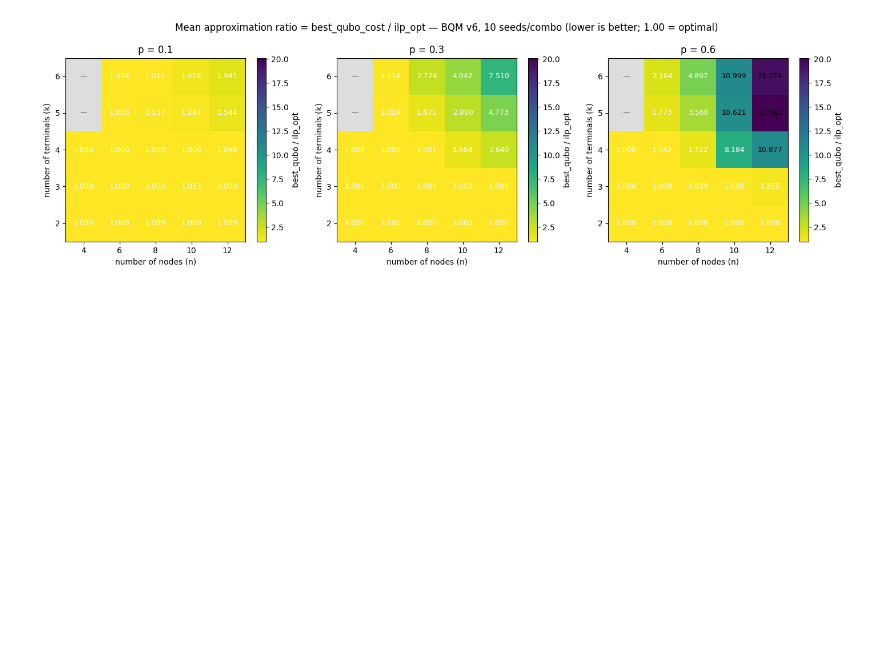
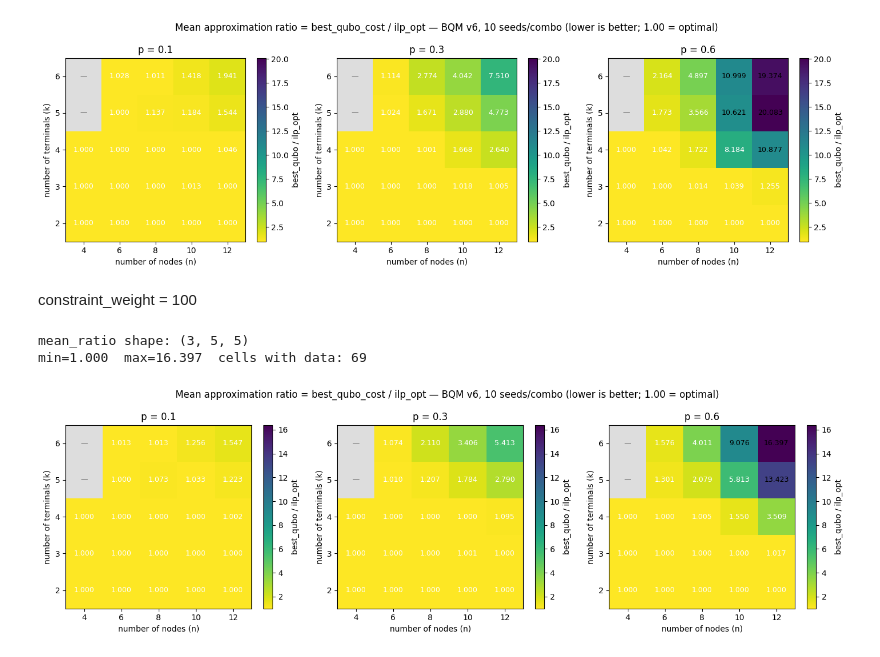
Before and after one commit to daghanerdonmez/finale, a Jupyter notebook: SteinerTreeProblemQUBO/heatmap_plots.ipynb, the cells around one changed output. Drawn from its saved outputs; the diff is of its cells as text; code cells hidden in the pictures; blank space fills up the shorter version.

```diff
--- a/SteinerTreeProblemQUBO/heatmap_plots.ipynb
+++ b/SteinerTreeProblemQUBO/heatmap_plots.ipynb
@@ -349,3 +390,74 @@ fig3 = plot_heatmaps(
 plt.show()
 # %% [output]
 [figure]
+# %% [markdown]
+constraint_weight = 100
+# %%
+instances = data.get("instances", {})
+
+# Per-combo mean approximation ratio = mean over valid seeds of (best_qubo_cost / ilp_cost).
+# "Valid" = not flagged as discarded / buggy_below_optimal.  Instances that never
+# hit the optimum still contribute — their ratio is just > 1.0 — so this metric
+# captures solution quality even when success_rate = 0.
+_sum = np.zeros((len(p_list), len(k_list), len(n_list)))
+_cnt = np.zeros_like(_sum, dtype=int)
+
+for inst in instances.values():
+    if inst.get("discarded") or inst.get("buggy_below_optimal"):
+        continue
+    p_ = inst.get("edge_probability")
+    n_ = inst.get("node_count")
+    k_ = inst.get("terminal_count")
+    opt = inst.get("ilp_cost")
+    best = inst.get("best_cost")
+    if p_ not in p_list or n_ not in n_list or k_ not in k_list:
+        continue
+    if opt is None or best is None or opt <= 0:
+        continue
+    pi = p_list.index(p_)
+    ki = k_list.index(k_)
+    ni = n_list.index(n_)
+    _sum[pi, ki, ni] += best / opt
+    _cnt[pi, ki, ni] += 1
+
+mean_ratio = np.full_like(_sum, np.nan)
+mask = _cnt > 0
+mean_ratio[mask] = _sum[mask] / _cnt[mask]
+
+finite = mean_ratio[np.isfinite(mean_ratio)]
+print(f"mean_ratio shape: {mean_ratio.shape}")
+if finite.size:
+    print(
+        f"min={finite.min():.3f}  max={finite.max():.3f}  "
+        f"cells with data: {finite.size}"
+    )
+else:
+    print("no valid instances found — check that the JSON has instances with best_cost and ilp_cost")
+# %% [output]
+mean_ratio shape: (3, 5, 5)
+min=1.000  max=16.397  cells with data: 69
+# %%
+# Approximation ratio heatmap.  1.00 = matched the ILP optimum on average,
+# > 1 = worse.  vmax is data-driven but floored at 1.05 so that near-perfect
+# combos still show some colour variation.
+if finite.size:
+    vmax_ratio = max(1.05, float(np.nanmax(mean_ratio)))
+else:
+    vmax_ratio = 1.05
+
+fig3 = plot_heatmaps(
+    mean_ratio, p_list, n_list, k_list,
+    title=(
+        f"Mean approximation ratio = best_qubo_cost / ilp_opt — "
+        f"BQM v{meta['bqm_version']}, {meta['num_instances_per_combo']} seeds/combo "
+        f"(lower is better; 1.00 = optimal)"
+    ),
+    cbar_label="best_qubo / ilp_opt",
+    fmt="{:.3f}",
+    cmap="viridis_r",
+    vmin=1.0,
+    vmax=vmax_ratio,
+)
+plt.show()
+# %% [output]
+[figure, added]
```
Also changed, not shown: parts of 5 cells of this notebook, 3 other files.
